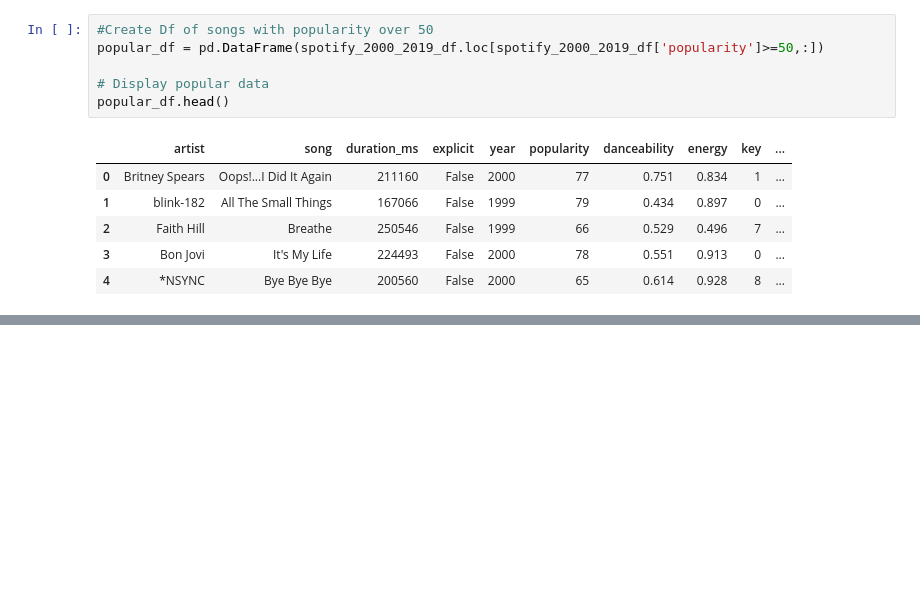
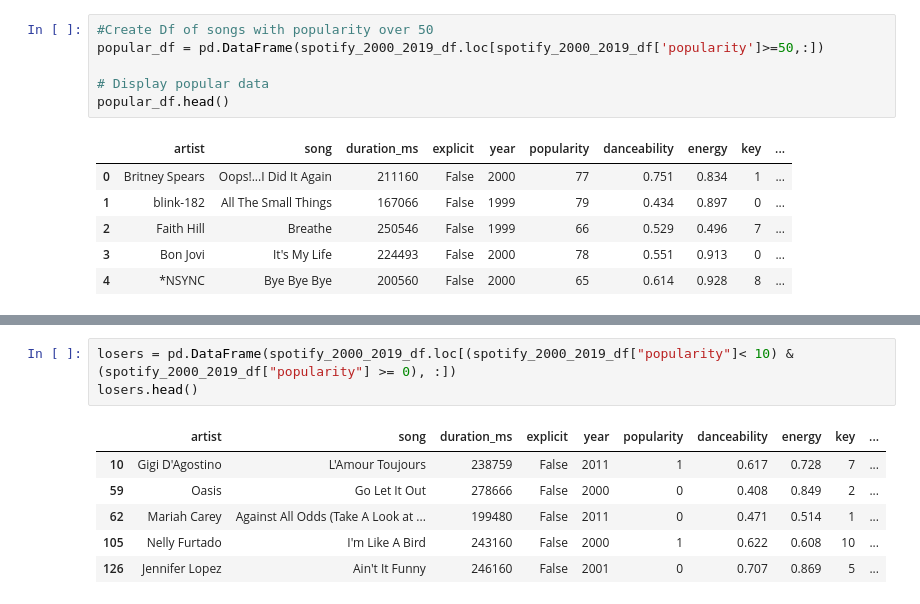
Before and after one commit to RyWheliss96/project-one, a Jupyter notebook: statistics_testing.ipynb, the cells around one changed output, grey strips where cells are left out. Cells and saved outputs as stored; diff of their text form; blank space fills up the shorter version.

```diff
--- a/statistics_testing.ipynb
+++ b/statistics_testing.ipynb
@@ -60,2 +57,12 @@ stats.ttest_1samp(sample, population.mean())
 # %% [output]
 TtestResult(statistic=37.87451984175559, pvalue=1.876245645341364e-227, df=1680)
+# %%
+losers = pd.DataFrame(spotify_2000_2019_df.loc[(spotify_2000_2019_df["popularity"]< 10) & (spotify_2000_2019_df["popularity"] >= 0), :])
+losers.head()
+# %% [output]
+|  | artist | song | duration_ms | explicit | year | popularity | danceability | energy | key | ... |
+| 10 | Gigi D'Agostino | L'Amour Toujours | 238759 | False | 2011 | 1 | 0.617 | 0.728 | 7 | ... |
+| 59 | Oasis | Go Let It Out | 278666 | False | 2000 | 0 | 0.408 | 0.849 | 2 | ... |
+| 62 | Mariah Carey | Against All Odds (Take A Look at ... | 199480 | False | 2011 | 0 | 0.471 | 0.514 | 1 | ... |
+| 105 | Nelly Furtado | I'm Like A Bird | 243160 | False | 2000 | 1 | 0.622 | 0.608 | 10 | ... |
+| 126 | Jennifer Lopez | Ain't It Funny | 246160 | False | 2001 | 0 | 0.707 | 0.869 | 5 | ... |
```
Also changed, not shown: parts of 6 cells of this notebook.
